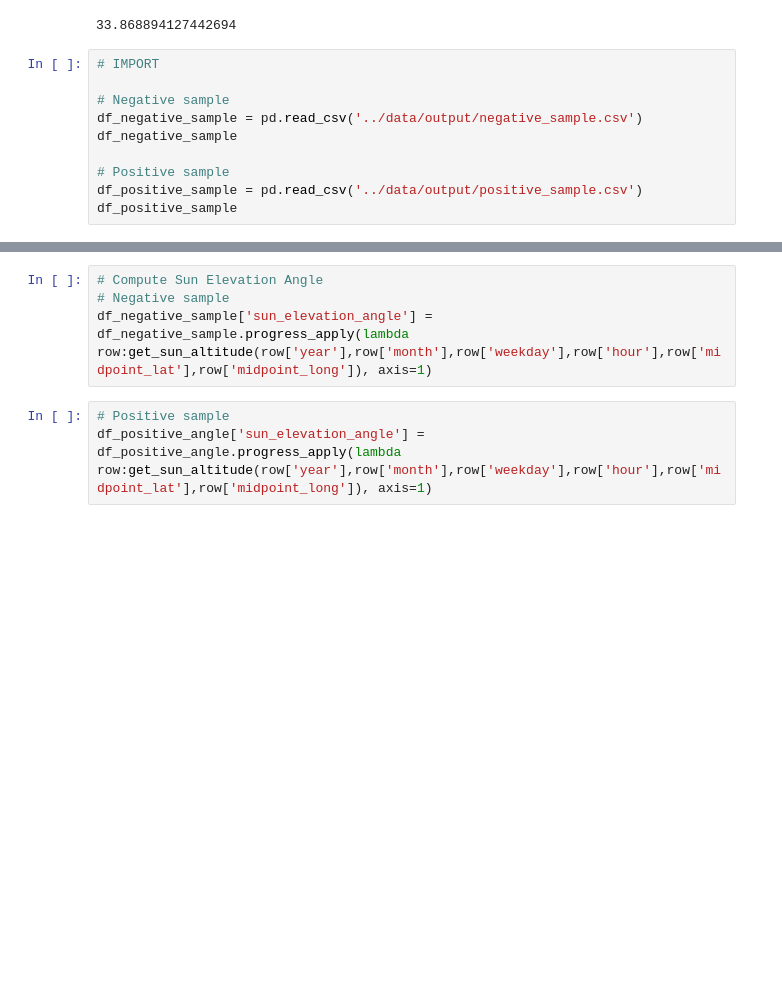
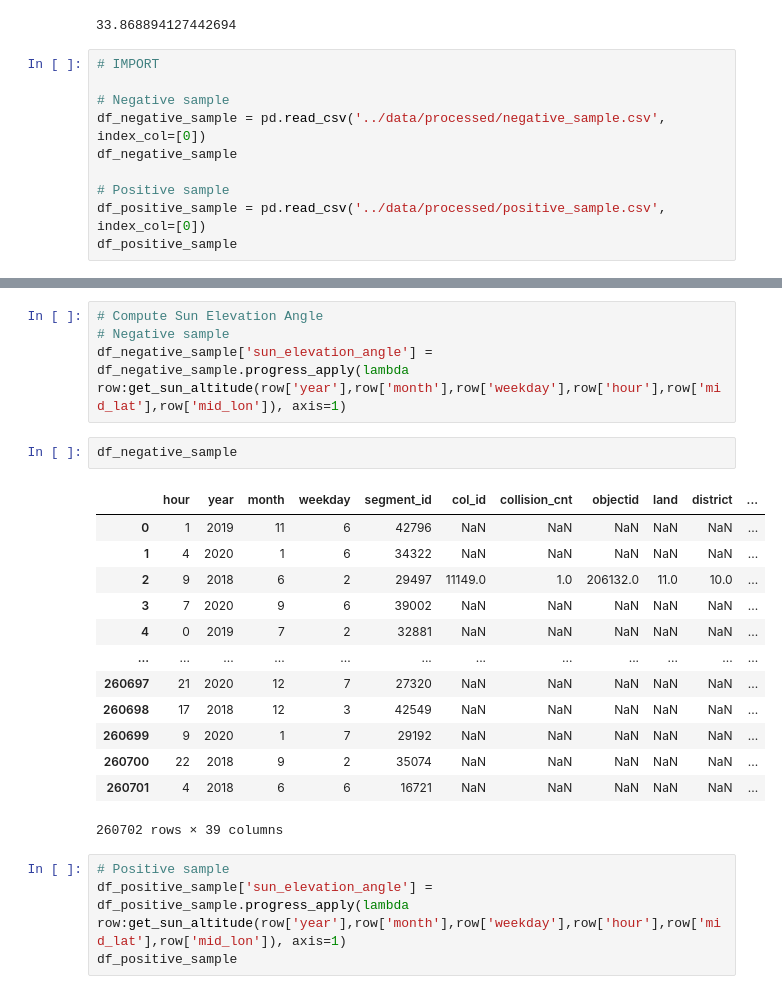
Before and after one commit to benediktstroebl/Traffic-Accident-Prediction-Berlin, a Jupyter notebook: codes/sun_elevation_data.ipynb, the cells around one changed output, grey strips where cells are left out. Saved outputs shown, nothing was run; the diff lists cells and outputs as text; blank space fills up the shorter version.

```diff
--- a/codes/sun_elevation_data.ipynb
+++ b/codes/sun_elevation_data.ipynb
@@ -65,9 +65,9 @@ get_sun_altitude(2022,4,1,16,52.509,13.385)
 # IMPORT
 
 # Negative sample
-df_negative_sample = pd.read_csv('../data/output/negative_sample.csv')
+df_negative_sample = pd.read_csv('../data/processed/negative_sample.csv', index_col=[0])
 df_negative_sample
 
 # Positive sample
-df_positive_sample = pd.read_csv('../data/output/positive_sample.csv')
+df_positive_sample = pd.read_csv('../data/processed/positive_sample.csv', index_col=[0])
 df_positive_sample
@@ -74,7 +88,24 @@ df_positive_sample
 # %%
 # Compute Sun Elevation Angle
 # Negative sample
-df_negative_sample['sun_elevation_angle'] = df_negative_sample.progress_apply(lambda row:get_sun_altitude(row['year'],row['month'],row['weekday'],row['hour'],row['midpoint_lat'],row['midpoint_long']), axis=1)
+df_negative_sample['sun_elevation_angle'] = df_negative_sample.progress_apply(lambda row:get_sun_altitude(row['year'],row['month'],row['weekday'],row['hour'],row['mid_lat'],row['mid_lon']), axis=1)
+# %%
+df_negative_sample
+# %% [output]
+|  | hour | year | month | weekday | segment_id | col_id | collision_cnt | objectid | land | district | ... |
+| 0 | 1 | 2019 | 11 | 6 | 42796 | NaN | NaN | NaN | NaN | NaN | ... |
+| 1 | 4 | 2020 | 1 | 6 | 34322 | NaN | NaN | NaN | NaN | NaN | ... |
+| 2 | 9 | 2018 | 6 | 2 | 29497 | 11149.0 | 1.0 | 206132.0 | 11.0 | 10.0 | ... |
+| 3 | 7 | 2020 | 9 | 6 | 39002 | NaN | NaN | NaN | NaN | NaN | ... |
+| 4 | 0 | 2019 | 7 | 2 | 32881 | NaN | NaN | NaN | NaN | NaN | ... |
+| ... | ... | ... | ... | ... | ... | ... | ... | ... | ... | ... | ... |
+| 260697 | 21 | 2020 | 12 | 7 | 27320 | NaN | NaN | NaN | NaN | NaN | ... |
+| 260698 | 17 | 2018 | 12 | 3 | 42549 | NaN | NaN | NaN | NaN | NaN | ... |
+| 260699 | 9 | 2020 | 1 | 7 | 29192 | NaN | NaN | NaN | NaN | NaN | ... |
+| 260700 | 22 | 2018 | 9 | 2 | 35074 | NaN | NaN | NaN | NaN | NaN | ... |
+| 260701 | 4 | 2018 | 6 | 6 | 16721 | NaN | NaN | NaN | NaN | NaN | ... |
+260702 rows × 39 columns
 # %%
 # Positive sample
-df_positive_angle['sun_elevation_angle'] = df_positive_angle.progress_apply(lambda row:get_sun_altitude(row['year'],row['month'],row['weekday'],row['hour'],row['midpoint_lat'],row['midpoint_long']), axis=1)
+df_positive_sample['sun_elevation_angle'] = df_positive_sample.progress_apply(lambda row:get_sun_altitude(row['year'],row['month'],row['weekday'],row['hour'],row['mid_lat'],row['mid_lon']), axis=1)
+df_positive_sample
```
Also changed, not shown: parts of 3 cells of this notebook, 4 other files.
